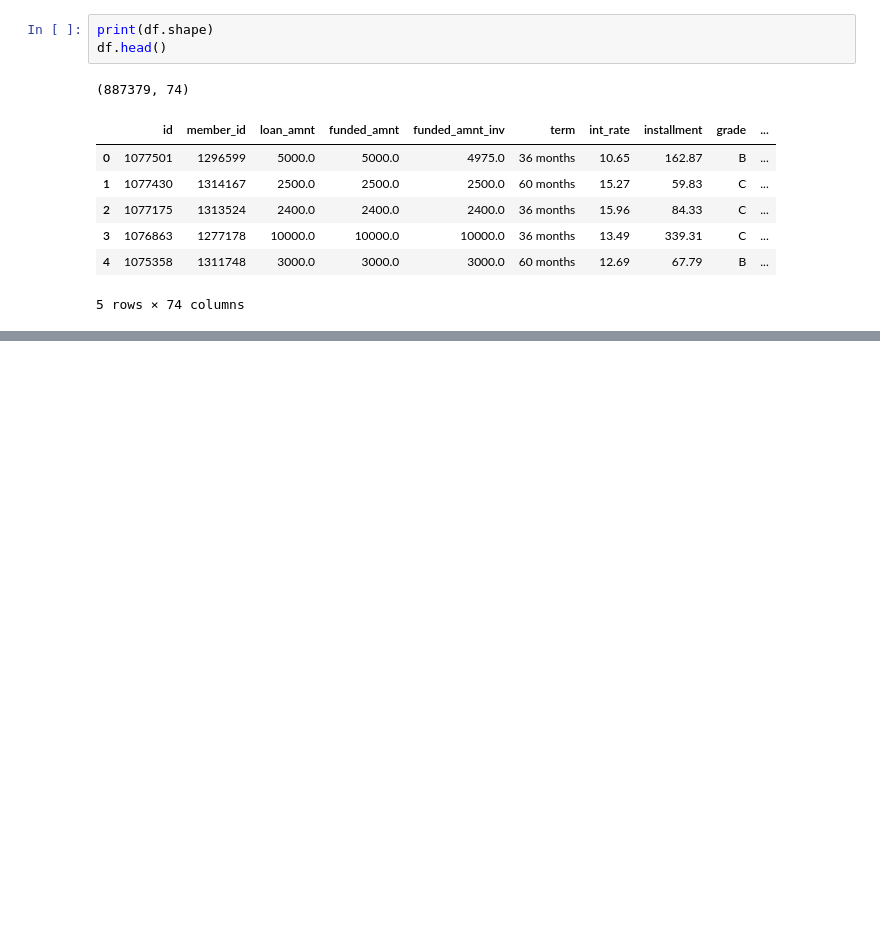
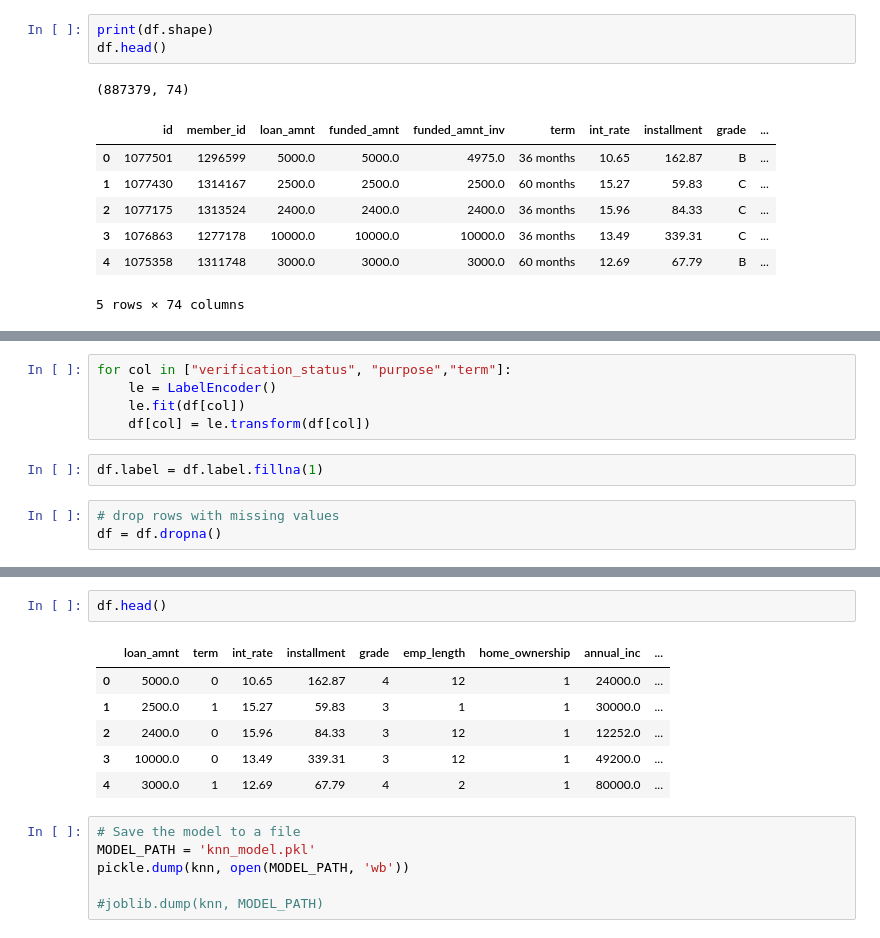
Before and after one commit to OneSunPiece/modelos-riesgo-credito, a Jupyter notebook: model/model.ipynb, the cells around one changed output, grey strips where cells are left out. Cells and saved outputs as stored; diff of their text form; blank space fills up the shorter version.

Commit message:
Organize model

```diff
--- a/model/model.ipynb
+++ b/model/model.ipynb
@@ -127,0 +202,10 @@ y = df['target_column']
+# %%
+for col in ["verification_status", "purpose","term"]:
+    le = LabelEncoder()
+    le.fit(df[col])
+    df[col] = le.transform(df[col])
+# %%
+df.label = df.label.fillna(1)
+# %%
+# drop rows with missing values
+df = df.dropna()
@@ -150,0 +271,15 @@ model.save('model.h5')
+# %%
+df.head()
+# %% [output]
+|  | loan_amnt | term | int_rate | installment | grade | emp_length | home_ownership | annual_inc | ... |
+| 0 | 5000.0 | 0 | 10.65 | 162.87 | 4 | 12 | 1 | 24000.0 | ... |
+| 1 | 2500.0 | 1 | 15.27 | 59.83 | 3 | 1 | 1 | 30000.0 | ... |
+| 2 | 2400.0 | 0 | 15.96 | 84.33 | 3 | 12 | 1 | 12252.0 | ... |
+| 3 | 10000.0 | 0 | 13.49 | 339.31 | 3 | 12 | 1 | 49200.0 | ... |
+| 4 | 3000.0 | 1 | 12.69 | 67.79 | 4 | 2 | 1 | 80000.0 | ... |
+# %%
+# Save the model to a file
+MODEL_PATH = 'knn_model.pkl'
+pickle.dump(knn, open(MODEL_PATH, 'wb'))
+
+#joblib.dump(knn, MODEL_PATH)
```
Also changed, not shown: parts of 30 cells of this notebook, 1 other file.
